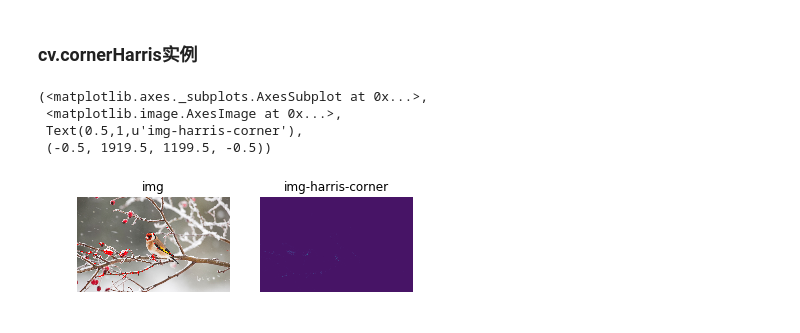
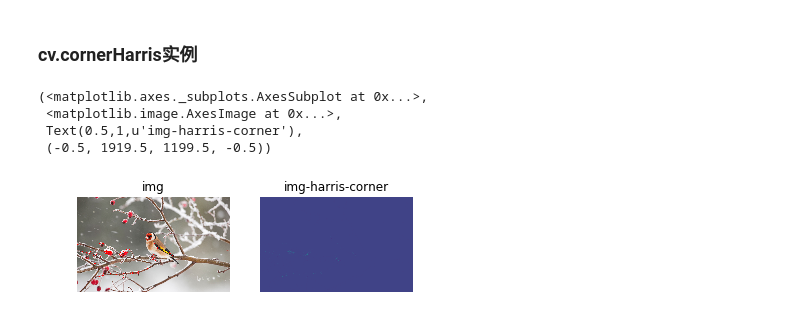
Before and after one commit to kinlin/jupyter-notebook, a Jupyter notebook: opencv-python.ipynb, the cells around one changed output. Cells and saved outputs as stored; diff of their text form; code cells hidden in the pictures.

```diff
--- a/opencv-python.ipynb
+++ b/opencv-python.ipynb
@@ -45,7 +45,7 @@ import cv2 as cv
 from matplotlib import pyplot as plt
 img1=cv.imread('bird.jpg')
 img2=cv.imread('image.jpg')
-dst=cv.addWeighted(img1, 0.8, img2, 0.2, 0)
+dst=cv.addWeighted(img1, 0.5, img2, 0.5, 0)
 #cv.imwrite('image-bird-add.jpg',dst)
 
 img1 = cv.cvtColor(img1, cv.COLOR_BGR2RGB) #opencv是BGR， 而plt是RGB，所以需要转换
@@ -85,25 +85,26 @@ $E(u,v) = \sum_{x,y} \underbrace{w(x,y)}_\text{window function} \, [\underbrace{
 # %%
 import numpy as np
 import cv2 as cv
 filename = 'bird.jpg'
 img = cv.imread(filename)
 gray = cv.cvtColor(img,cv.COLOR_BGR2GRAY)
 gray = np.float32(gray)
-dst = cv.cornerHarris(gray,2,3,0.04)
+dst = cv.cornerHarris(gray,2,3,0.1)
 #result is dilated for marking the corners, not important
 dst = cv.dilate(dst,None)
 # Threshold for an optimal value, it may vary depending on the image.
 img[dst>0.01*dst.max()]=[0,0,255]
 #cv.imshow('dst',img)
-cv.imwrite('bird-cornerHarris.jpg', dst)
+cv.imwrite('bird-cornerHarris-0.1.jpg', dst)
 
 img = cv.cvtColor(img, cv.COLOR_BGR2RGB)
+fig=plt.figure()
+
 plt.subplot(121), plt.imshow(img), plt.title("img"),plt.axis('off')
-
 plt.subplot(122), plt.imshow(dst), plt.title("img-harris-corner"),plt.axis('off')
 # %% [output]
 (<matplotlib.axes._subplots.AxesSubplot at 0x...>,
  <matplotlib.image.AxesImage at 0x...>,
  Text(0.5,1,u'img-harris-corner'),
  (-0.5, 1919.5, 1199.5, -0.5))
-[figure, old version]
+[figure, new version]
```
Also changed, not shown: parts of 7 cells of this notebook, 8 other files.
